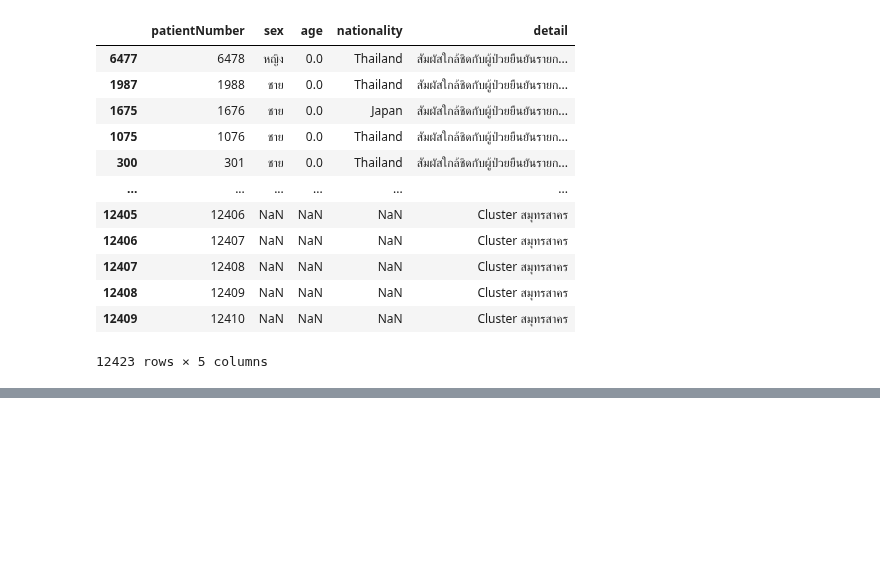
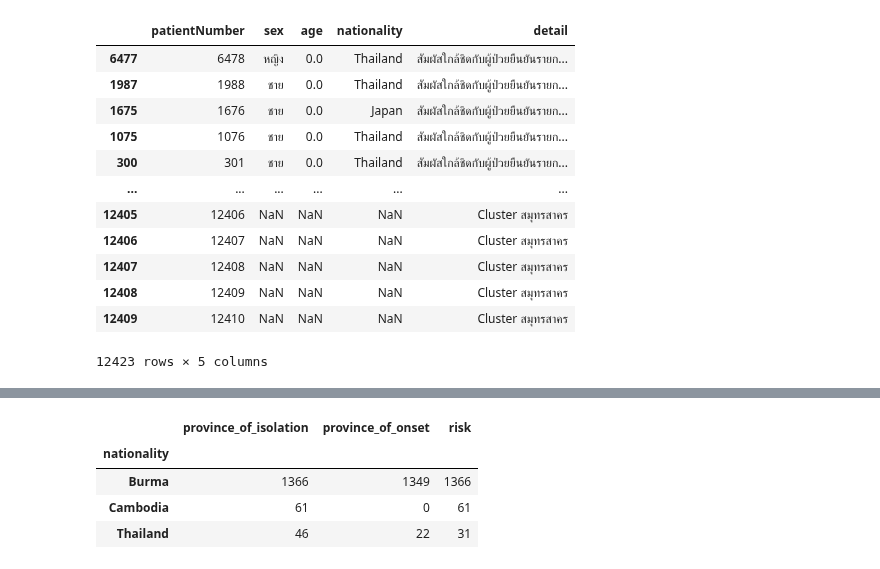
Before and after one commit to Kggzzz/data_viz, a Jupyter notebook: Pandas102.ipynb, the cells around one changed output, grey strips where cells are left out. Cells and saved outputs as stored; diff of their text form; code cells hidden in the pictures; blank space fills up the shorter version.

```diff
--- a/Pandas102.ipynb
+++ b/Pandas102.ipynb
@@ -312,0 +374,9 @@ data_human2_renamed
+# %%
+#.groupby ตารางใหม่ที่ได้
+New_dataCo.groupby('nationality').count()
+# %% [output]
+|  | province_of_isolation | province_of_onset | risk |
+| nationality |  |  |  |
+| Burma | 1366 | 1349 | 1366 |
+| Cambodia | 61 | 0 | 61 |
+| Thailand | 46 | 22 | 31 |
```
Also changed, not shown: parts of 9 cells of this notebook.
